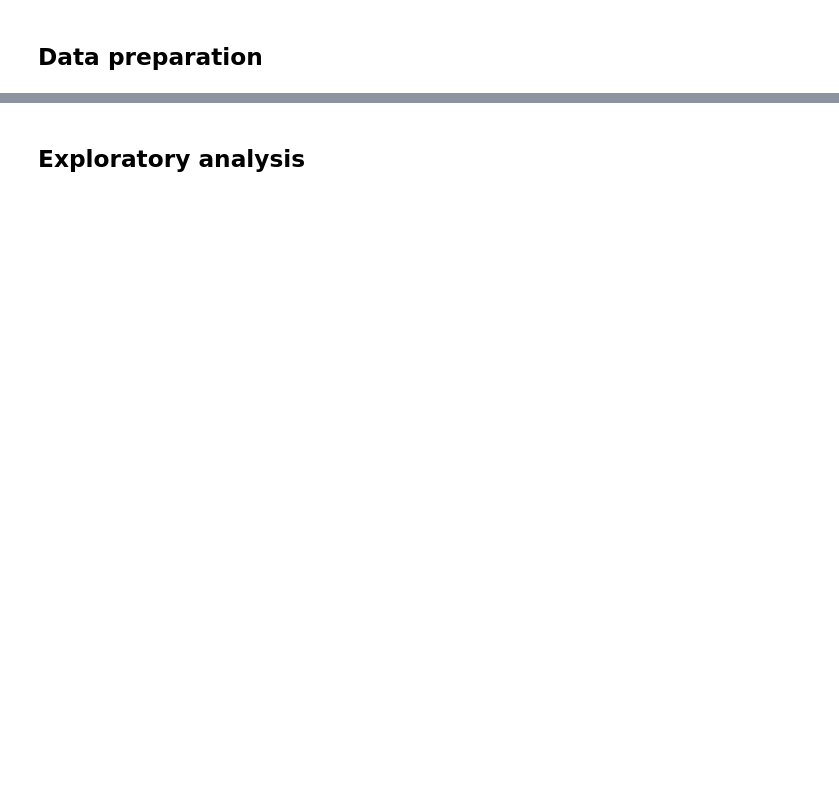
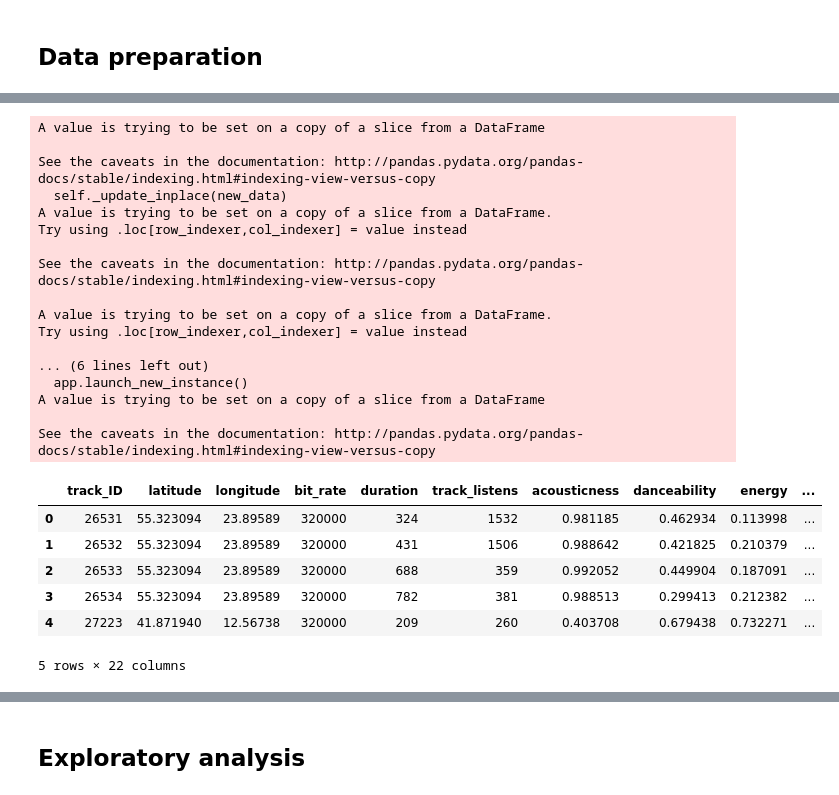
Before and after one commit to kathyyli/DS_project, a Jupyter notebook: DS project v2.ipynb, the cells around one changed output, grey strips where cells are left out. Saved outputs shown, nothing was run; the diff lists cells and outputs as text; code cells hidden in the pictures; blank space fills up the shorter version.

```diff
--- a/DS project v2.ipynb
+++ b/DS project v2.ipynb
@@ -128,23 +150,48 @@ tracks_2010.head()
 # %%
 # Select the variables we want - named variables
 t10 = tracks_2010[['track_ID','latitude','longitude','bit_rate','duration','genre_top','track_listens','acousticness','danceability','energy','instrumentalness','liveness','speechiness','tempo','valence','artist_hotttnesss','artist_discovery','artist_familiarity', 'senti neg','senti pos']]
 
 # For location (latitude, longitude), if na, change to 0
 t10['latitude'].fillna(0, inplace=True)
 t10['longitude'].fillna(0, inplace=True)
 
 # For genre-specific models - split dataset into three based on top three genres
 Hiphop_10=t10.loc[t10['genre_top'] == 'Hip-Hop']
 Rock_10=t10.loc[t10['genre_top'] == 'Rock']
 Elec_10=t10.loc[t10['genre_top'] == 'Electronic']
 
 # For baseline model - add genre as a categorical variable
 t10['Rock'] = (t10['genre_top'] == 'Rock').astype(int)
 t10['Hip-Hop'] = (t10['genre_top'] == 'Hip-Hop').astype(int)
 t10['Electronic'] = (t10['genre_top'] == 'Electronic').astype(int)
-t10.drop(['genre_top'], axis=1)
+t10.drop(['genre_top'], axis=1, inplace=True)
 
 t10.head()
+# %% [output]
+A value is trying to be set on a copy of a slice from a DataFrame
+
+See the caveats in the documentation: http://pandas.pydata.org/pandas-docs/stable/indexing.html#indexing-view-versus-copy
+  self._update_inplace(new_data)
+A value is trying to be set on a copy of a slice from a DataFrame.
+Try using .loc[row_indexer,col_indexer] = value instead
+
+See the caveats in the documentation: http://pandas.pydata.org/pandas-docs/stable/indexing.html#indexing-view-versus-copy
+
+A value is trying to be set on a copy of a slice from a DataFrame.
+Try using .loc[row_indexer,col_indexer] = value instead
+
+... (6 lines left out)
+  app.launch_new_instance()
+A value is trying to be set on a copy of a slice from a DataFrame
+
+See the caveats in the documentation: http://pandas.pydata.org/pandas-docs/stable/indexing.html#indexing-view-versus-copy
+|  | track_ID | latitude | longitude | bit_rate | duration | track_listens | acousticness | danceability | energy | ... |
+| 0 | 26531 | 55.323094 | 23.89589 | 320000 | 324 | 1532 | 0.981185 | 0.462934 | 0.113998 | ... |
+| 1 | 26532 | 55.323094 | 23.89589 | 320000 | 431 | 1506 | 0.988642 | 0.421825 | 0.210379 | ... |
+| 2 | 26533 | 55.323094 | 23.89589 | 320000 | 688 | 359 | 0.992052 | 0.449904 | 0.187091 | ... |
+| 3 | 26534 | 55.323094 | 23.89589 | 320000 | 782 | 381 | 0.988513 | 0.299413 | 0.212382 | ... |
+| 4 | 27223 | 41.871940 | 12.56738 | 320000 | 209 | 260 | 0.403708 | 0.679438 | 0.732271 | ... |
+5 rows × 22 columns
 # %%
 # Take hip-hop, rock, and hip-hop together
 t10['g']=t10['Rock']+ t10['Hip-Hop'] +t10['Electronic']
```
Also changed, not shown: parts of 16 cells of this notebook.
